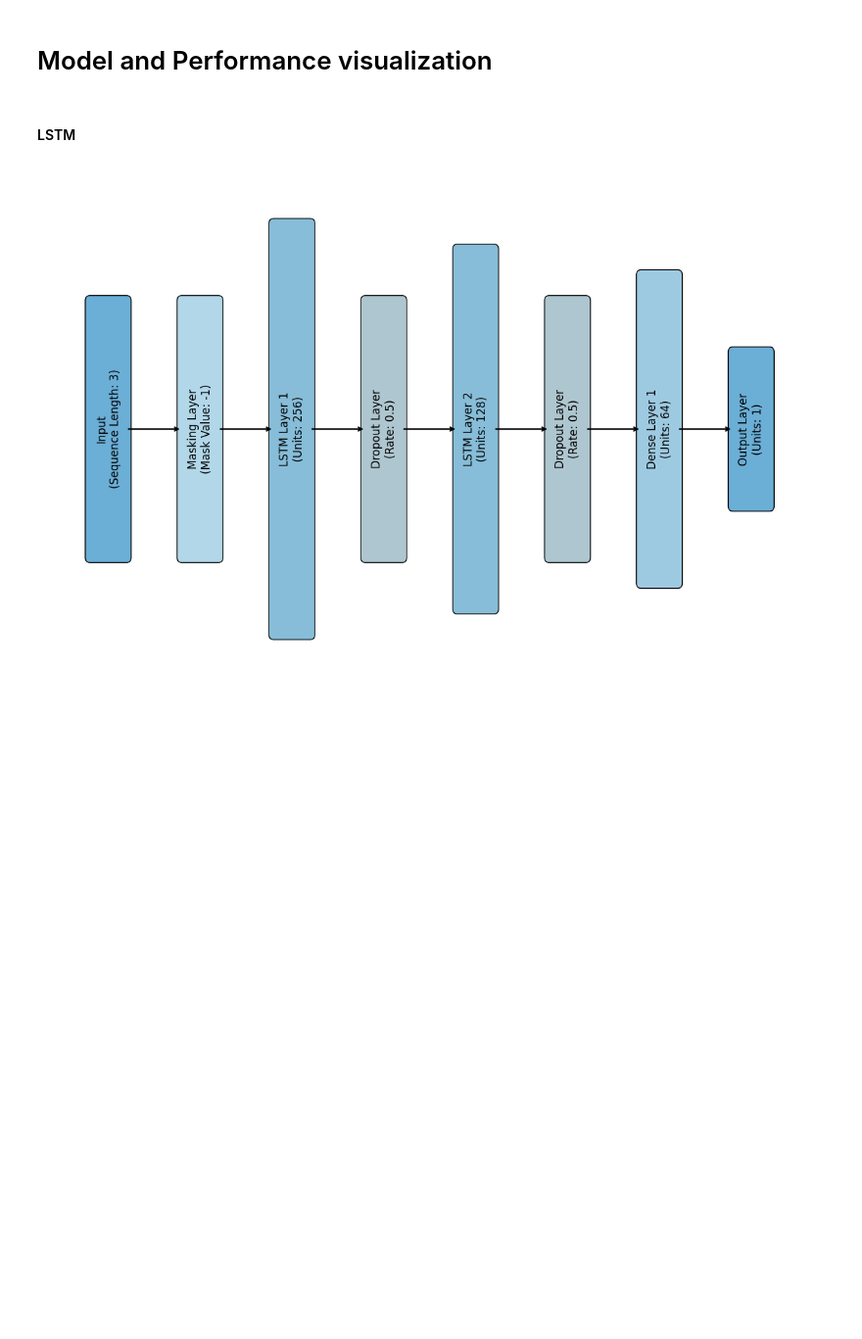
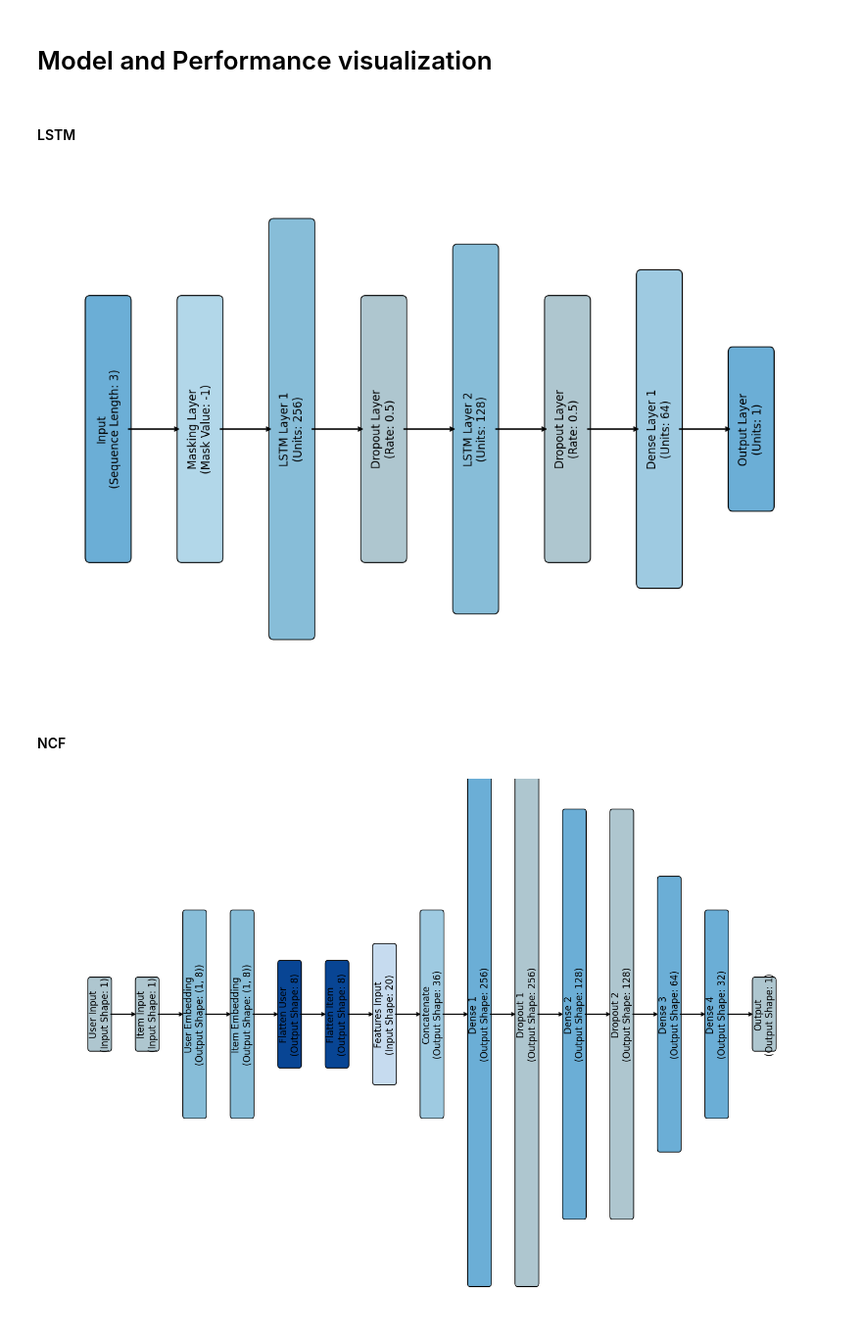
Before and after one commit to GinoShun/Steam-Game-Recommendation-System, a Jupyter notebook: notebook/diagram.ipynb, the cells around one changed output. Shown at 98% size. Drawn from its saved outputs; the diff is of its cells as text; code cells hidden in the pictures; blank space fills up the shorter version.

Commit message:
update visualization

```diff
--- a/notebook/diagram.ipynb
+++ b/notebook/diagram.ipynb
@@ -51,3 +52,51 @@ plt.savefig('../data/plots/lstm_model.png')
 plt.show()
 # %% [output]
 [figure]
+# %% [markdown]
+#### NCF
+# %%
+# Create figure and axis for the NCF model diagram
+fig, ax = plt.subplots(figsize=(14, 10))
+
+# Hide axes
+ax.axis('off')
+
+# Define positions, sizes, and colors for each layer in the NCF model, all centered horizontally, with proportional heights
+ncf_layer_details = [
+    ("User Input\n(Input Shape: 1)", (-8, -1), 0.8, 2, "#aec6cf"),                # Light blue (Input Layer)
+    ("Item Input\n(Input Shape: 1)", (-6, -1), 0.8, 2, "#aec6cf"),                # Light blue (Input Layer)
+    ("User Embedding\n(Output Shape: (1, 8))", (-4, -3), 0.8, 6, "#87bdd8"),       # Darker blue (Embedding Layer)
+    ("Item Embedding\n(Output Shape: (1, 8))", (-2, -3), 0.8, 6, "#87bdd8"),       # Darker blue (Embedding Layer)
+    ("Flatten User\n(Output Shape: 8)", (0, -1.5), 0.8, 3, "#084594"),             # Steel blue (Flatten Layer)
+    ("Flatten Item\n(Output Shape: 8)", (2, -1.5), 0.8, 3, "#084594"),             # Steel blue (Flatten Layer)
+    ("Features Input\n(Input Shape: 20)", (4, -2), 0.8, 4, "#c6dbef"),             # Pale blue (Input Feature Layer)
+    ("Concatenate\n(Output Shape: 36)", (6, -3), 0.8, 6, "#9ecae1"),               # Light sky blue (Concatenate Layer)
+    ("Dense 1\n(Output Shape: 256)", (8, -8), 0.8, 16, "#6baed6"),                 # Medium blue (Dense Layer)
+    ("Dropout 1\n(Output Shape: 256)", (10, -8), 0.8, 16, "#aec6cf"),              # Light blue (Dropout Layer)
+    ("Dense 2\n(Output Shape: 128)", (12, -6), 0.8, 12, "#6baed6"),                # Medium blue (Dense Layer)
+    ("Dropout 2\n(Output Shape: 128)", (14, -6), 0.8, 12, "#aec6cf"),              # Light blue (Dropout Layer)
+    ("Dense 3\n(Output Shape: 64)", (16, -4), 0.8, 8, "#6baed6"),                  # Medium blue (Dense Layer)
+    ("Dense 4\n(Output Shape: 32)", (18, -3), 0.8, 6, "#6baed6"),                  # Medium blue (Dense Layer)
+    ("Output\n(Output Shape: 1)", (20, -1), 0.8, 2, "#aec6cf")                     # Dark blue (Output Layer)
+]
+
+# Add all the layers to the diagram with all blocks centered horizontally
+for text, position, width, height, color in ncf_layer_details:
+    add_layer_vertical(ax, text, position, width, height, color)
+
+# Add straight arrows between layers, horizontally centered
+for i in range(len(ncf_layer_details) - 1):
+    start_x = ncf_layer_details[i][1][0] + 0.8
+    end_x = ncf_layer_details[i + 1][1][0]
+    ax.annotate('', xy=(end_x, 0), xytext=(start_x, 0),
+                arrowprops=dict(arrowstyle='->', lw=1.5))
+
+# Set plot limits
+ax.set_xlim(-10, 22)
+ax.set_ylim(-9, 7)
+
+# Show the diagram
+plt.tight_layout()
+plt.show()
+# %% [output]
+[figure, added]
```
Also changed, not shown: parts of 2 cells of this notebook, 1 other file.
